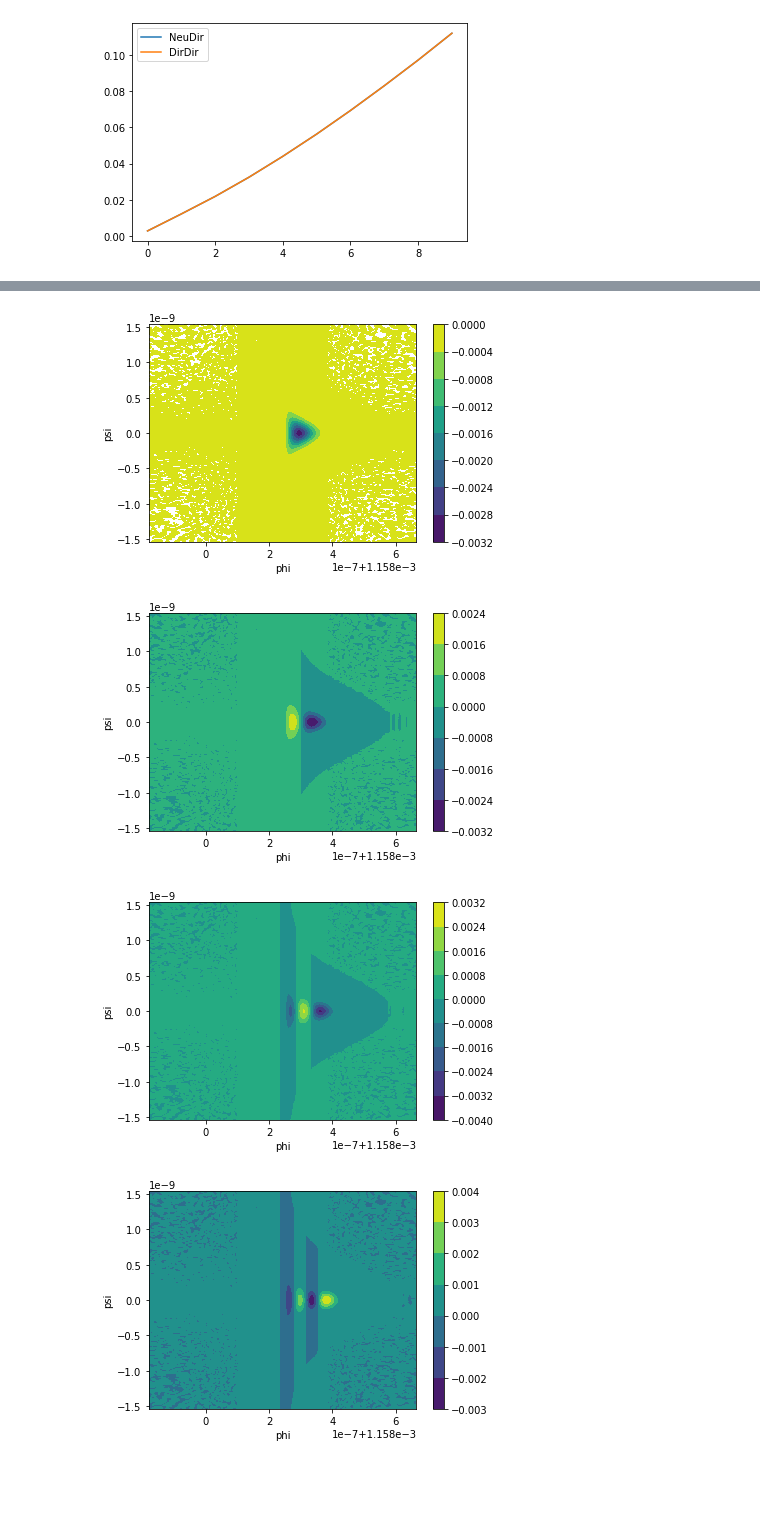
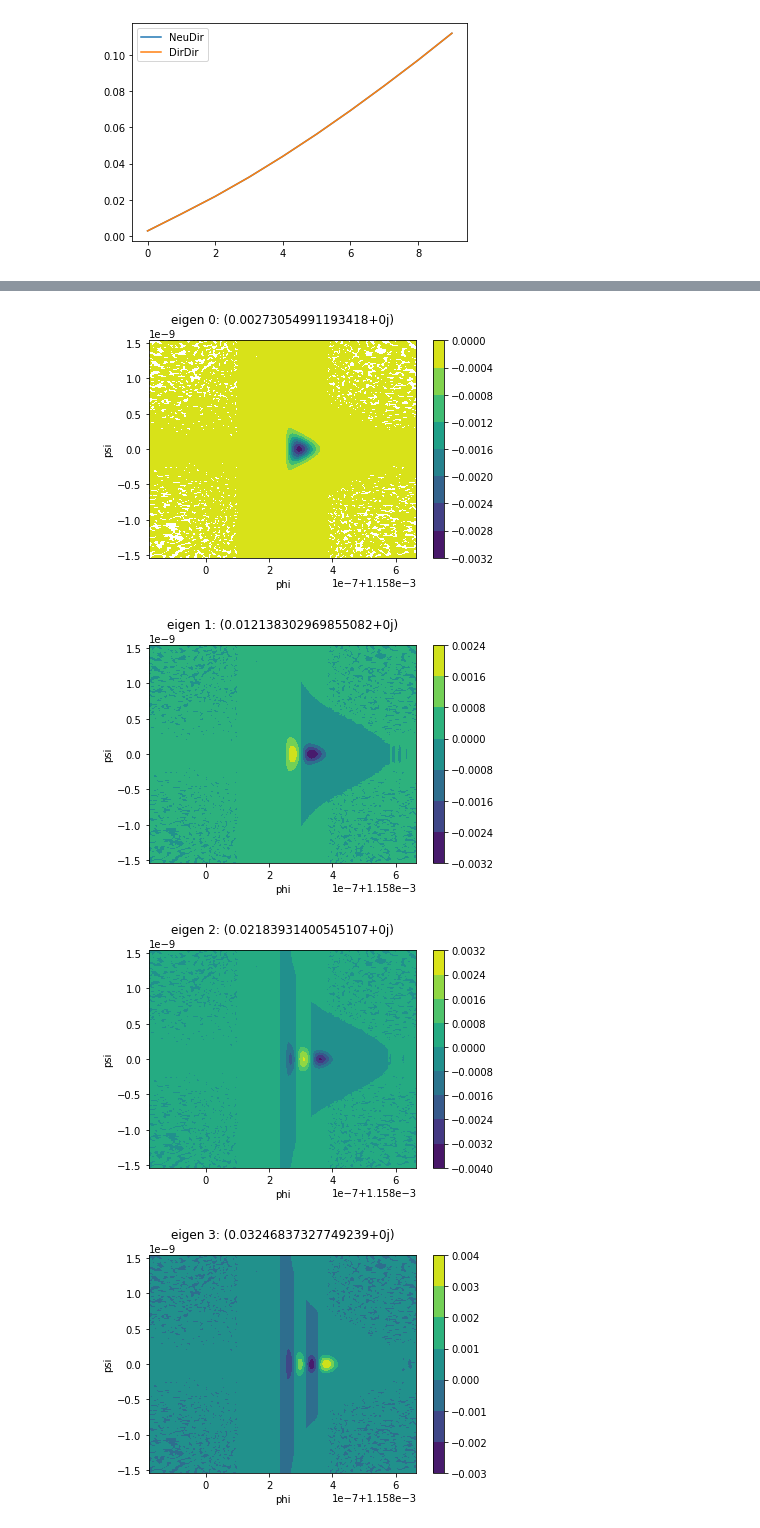
Before and after one commit to Koichi-Miyamoto/StochasticInflationDiffOpEigen, a Jupyter notebook: HybridPhiInflec_LogGrid_V0=1e-15_beta=1e4_nGrid2000.ipynb, the cells around one changed output, grey strips where cells are left out. Saved outputs shown, nothing was run; the diff lists cells and outputs as text; code cells hidden in the pictures; blank space fills up the shorter version.

```diff
--- a/HybridPhiInflec_LogGrid_V0=1e-15_beta=1e4_nGrid2000.ipynb
+++ b/HybridPhiInflec_LogGrid_V0=1e-15_beta=1e4_nGrid2000.ipynb
@@ -204,6 +209,6 @@ fpFinDiff_DirDir = InfAdjFPFiniteDiff_ScipySp(
 #     for i2 in range(len(customGrid_psi_woEnd)):
 #         if maskMat[i1, i2]: fpFinDiff_DirDir[i1, i2] = 0
 
-eigVals_DirDir, eigVecs_DirDir = eigs(fpFinDiff_DirDir, 10, sigma=0, which='LM')
+eigVals_DirDir, eigVecs_DirDir = eigs(fpFinDiff_DirDir, eigenValNum, sigma=0, which='LM')
 eigVecsSort_DirDir = eigVecs_DirDir.T[np.argsort(np.abs(eigVals_DirDir))]
 eigValsSort_DirDir = eigVals_DirDir[np.argsort(np.abs(eigVals_DirDir))]
@@ -254,7 +260,7 @@ np.set_printoptions()
 customGrid_phi_woEnd = customGrid_phi[1:-1]
 customGrid_psi_woEnd = customGrid_psi[1:-1]
 
-for iEig in range(5):
+for iEig in range(eigenValNum):
     fig, ax1 = plt.subplots(1)
     cntr1 = ax1.contourf(customGrid_phi_woEnd, customGrid_psi_woEnd, np.reshape(eigVecsSort_NeuDir[iEig], (nGrid-2, nGrid-2)).T)
     fig.colorbar(cntr1, ax=ax1)
@@ -262,5 +268,6 @@ for iEig in range(5):
     ax1.set_ylabel("psi")
     ax1.set_xlim([2 * phiLargeEtaMin - phiLargeEtaMax, 2 * phiLargeEtaMax - phiLargeEtaMin])
     ax1.set_ylim([5 * psiLargeEtaMin - 4 * psiLargeEtaMax, 5 * psiLargeEtaMax - 4 * psiLargeEtaMin])
+    ax1.set_title("eigen " + str(iEig) + ": " + str(eigValsSort_NeuDir[iEig]))
     plt.show()
 # %% [output]
@@ -272,7 +284,8 @@ for iEig in range(5):
 # %%
-for iEig in range(5):
+for iEig in range(eigenValNum):
     ax = plt.gca()
     plt.plot(customGrid_psi_woEnd, np.reshape(eigVecsSort_NeuDir[iEig], (nGrid-2, nGrid-2))[nGrid // 2,:], marker='.')
     ax.set_xlim([5 * psiLargeEtaMin - 4 * psiLargeEtaMax, 5 * psiLargeEtaMax - 4 * psiLargeEtaMin])
+    ax.set_title("eigen " + str(iEig) + ": " + str(eigValsSort_NeuDir[iEig]))
     plt.show()
 # %% [output]
@@ -284,7 +302,8 @@ for iEig in range(5):
 # %%
-for iEig in range(5):
+for iEig in range(eigenValNum):
     ax = plt.gca()
     plt.plot(customGrid_phi_woEnd, np.reshape(eigVecsSort_NeuDir[iEig], (nGrid-2, nGrid-2))[:,nGrid//2], marker=".")
     ax.set_xlim([2 * phiLargeEtaMin - phiLargeEtaMax, 2 * phiLargeEtaMax - phiLargeEtaMin])
+    ax.set_title("eigen " + str(iEig) + ": " + str(eigValsSort_NeuDir[iEig]))
     plt.show()
 # %% [output]
@@ -296,16 +320,17 @@ for iEig in range(5):
 # %%
 # 固有関数のプロット
-for iEig in range(5):
+for iEig in range(eigenValNum):
     fig, ax1 = plt.subplots(1)
     cntr1 = ax1.contourf(customGrid_phi_woEnd, customGrid_psi_woEnd, np.reshape(eigVecsSort_DirDir[iEig], (nGrid-2, nGrid-2)).T)
     fig.colorbar(cntr1, ax=ax1)
     ax1.set_xlabel("phi")
     ax1.set_ylabel("psi")
     ax1.set_xlim([2 * phiLargeEtaMin - phiLargeEtaMax, 2 * phiLargeEtaMax - phiLargeEtaMin])
     ax1.set_ylim([5 * psiLargeEtaMin - 4 * psiLargeEtaMax, 5 * psiLargeEtaMax - 4 * psiLargeEtaMin])
+    ax1.set_title("eigen " + str(iEig) + ": " + str(eigValsSort_NeuDir[iEig]))
     plt.show()
 # %% [output]
-[figure, old version]
+[figure, new version]
-[figure, old version]
+[figure, new version]
-[figure, old version]
+[figure, new version]
-[figure, old version]
+[figure, new version]
```
Also changed, not shown: parts of 15 cells of this notebook, 1 other file.
